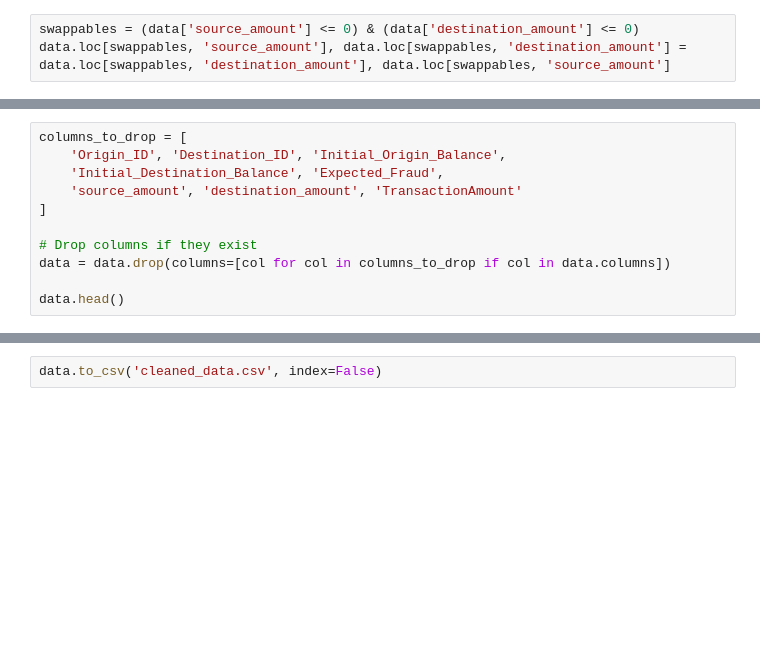
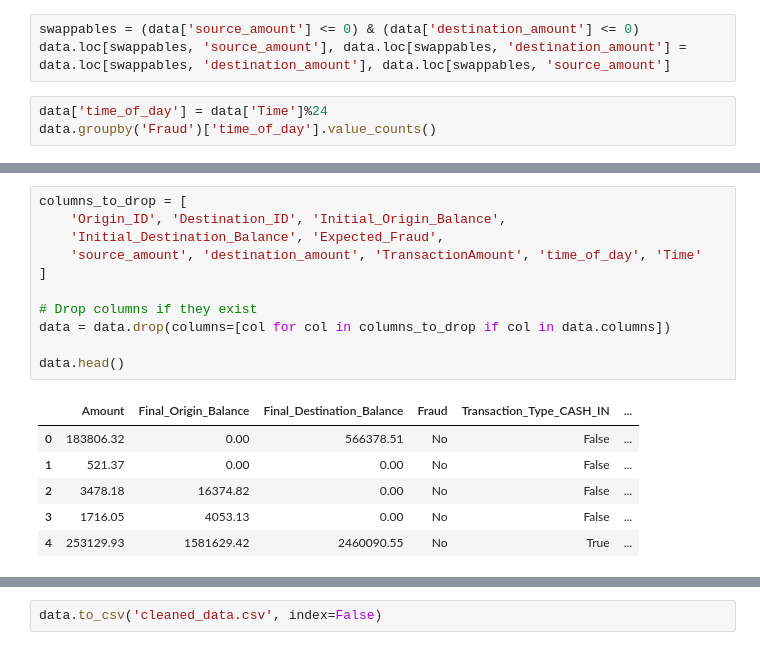
Before and after one commit to JustTheCoolest/TechnovitDatathon24, a Jupyter notebook: pre_process.ipynb, the cells around one changed output, grey strips where cells are left out. Cells and saved outputs as stored; diff of their text form; blank space fills up the shorter version.

Commit message:
time

```diff
--- a/pre_process.ipynb
+++ b/pre_process.ipynb
@@ -112,3 +277,6 @@ data[(data['source_amount'].abs() == data['destination_amount'].abs()) & (data['
 # %%
 swappables = (data['source_amount'] <= 0) & (data['destination_amount'] <= 0)
 data.loc[swappables, 'source_amount'], data.loc[swappables, 'destination_amount'] = data.loc[swappables, 'destination_amount'], data.loc[swappables, 'source_amount']
+# %%
+data['time_of_day'] = data['Time']%24
+data.groupby('Fraud')['time_of_day'].value_counts()
@@ -115,13 +317,20 @@ data.loc[swappables, 'source_amount'], data.loc[swappables, 'destination_amount'
 # %%
 columns_to_drop = [
     'Origin_ID', 'Destination_ID', 'Initial_Origin_Balance',
     'Initial_Destination_Balance', 'Expected_Fraud',
-    'source_amount', 'destination_amount', 'TransactionAmount'
+    'source_amount', 'destination_amount', 'TransactionAmount', 'time_of_day', 'Time'
 ]
 
 # Drop columns if they exist
 data = data.drop(columns=[col for col in columns_to_drop if col in data.columns])
 
 data.head()
+# %% [output]
+|  | Amount | Final_Origin_Balance | Final_Destination_Balance | Fraud | Transaction_Type_CASH_IN | ... |
+| 0 | 183806.32 | 0.00 | 566378.51 | No | False | ... |
+| 1 | 521.37 | 0.00 | 0.00 | No | False | ... |
+| 2 | 3478.18 | 16374.82 | 0.00 | No | False | ... |
+| 3 | 1716.05 | 4053.13 | 0.00 | No | False | ... |
+| 4 | 253129.93 | 1581629.42 | 2460090.55 | No | True | ... |
 # %%
 data.head()
```
Also changed, not shown: parts of 22 cells of this notebook, 1 other file.
